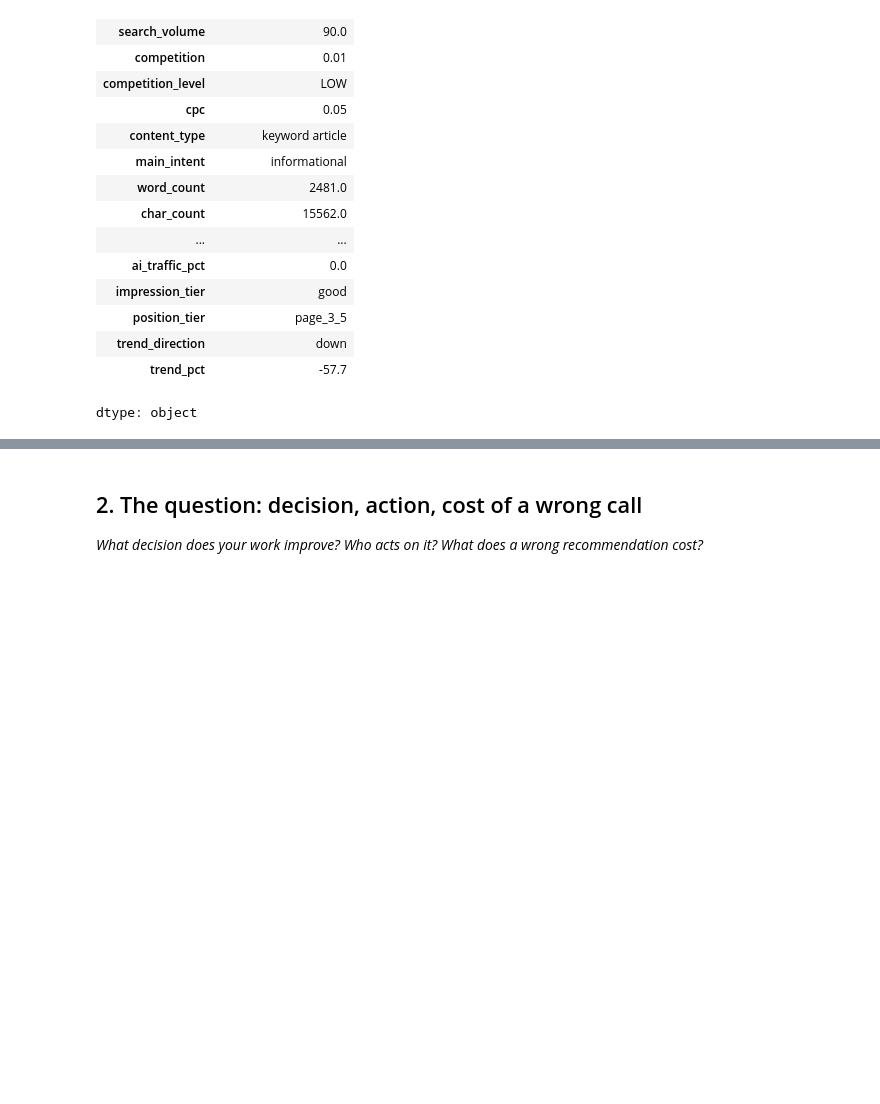
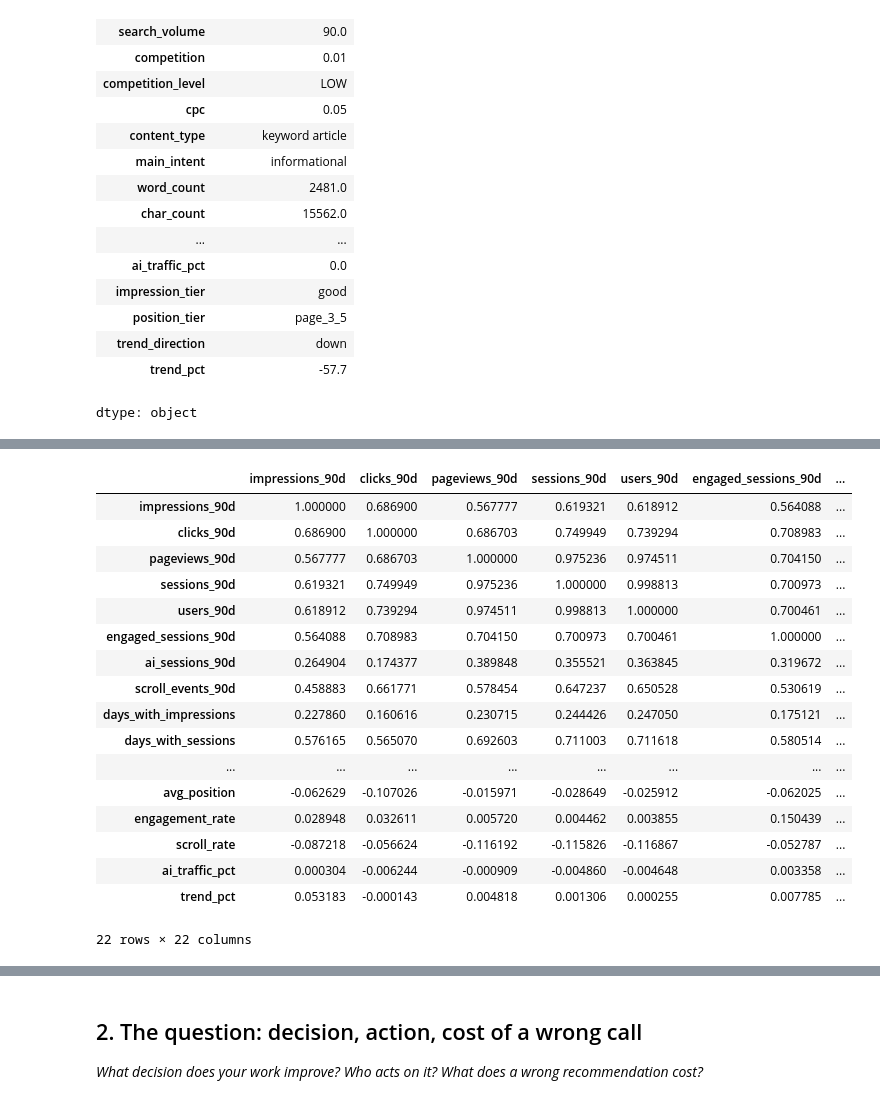
Before and after one commit to Maryam-Shile/flyrank_ml_internship, a Jupyter notebook: work/notebooks/w01_research_question.ipynb, the cells around one changed output, grey strips where cells are left out. Drawn from its saved outputs; the diff is of its cells as text; code cells hidden in the pictures; blank space fills up the shorter version.

```diff
--- a/work/notebooks/w01_research_question.ipynb
+++ b/work/notebooks/w01_research_question.ipynb
@@ -118,0 +271,21 @@ dtype: object
+# %%
+performance_data.corr()
+# %% [output]
+|  | impressions_90d | clicks_90d | pageviews_90d | sessions_90d | users_90d | engaged_sessions_90d | ... |
+| impressions_90d | 1.000000 | 0.686900 | 0.567777 | 0.619321 | 0.618912 | 0.564088 | ... |
+| clicks_90d | 0.686900 | 1.000000 | 0.686703 | 0.749949 | 0.739294 | 0.708983 | ... |
+| pageviews_90d | 0.567777 | 0.686703 | 1.000000 | 0.975236 | 0.974511 | 0.704150 | ... |
+| sessions_90d | 0.619321 | 0.749949 | 0.975236 | 1.000000 | 0.998813 | 0.700973 | ... |
+| users_90d | 0.618912 | 0.739294 | 0.974511 | 0.998813 | 1.000000 | 0.700461 | ... |
+| engaged_sessions_90d | 0.564088 | 0.708983 | 0.704150 | 0.700973 | 0.700461 | 1.000000 | ... |
+| ai_sessions_90d | 0.264904 | 0.174377 | 0.389848 | 0.355521 | 0.363845 | 0.319672 | ... |
+| scroll_events_90d | 0.458883 | 0.661771 | 0.578454 | 0.647237 | 0.650528 | 0.530619 | ... |
+| days_with_impressions | 0.227860 | 0.160616 | 0.230715 | 0.244426 | 0.247050 | 0.175121 | ... |
+| days_with_sessions | 0.576165 | 0.565070 | 0.692603 | 0.711003 | 0.711618 | 0.580514 | ... |
+| ... | ... | ... | ... | ... | ... | ... | ... |
+| avg_position | -0.062629 | -0.107026 | -0.015971 | -0.028649 | -0.025912 | -0.062025 | ... |
+| engagement_rate | 0.028948 | 0.032611 | 0.005720 | 0.004462 | 0.003855 | 0.150439 | ... |
+| scroll_rate | -0.087218 | -0.056624 | -0.116192 | -0.115826 | -0.116867 | -0.052787 | ... |
+| ai_traffic_pct | 0.000304 | -0.006244 | -0.000909 | -0.004860 | -0.004648 | 0.003358 | ... |
+| trend_pct | 0.053183 | -0.000143 | 0.004818 | 0.001306 | 0.000255 | 0.007785 | ... |
+22 rows × 22 columns
```
Also changed, not shown: parts of 22 cells of this notebook.
